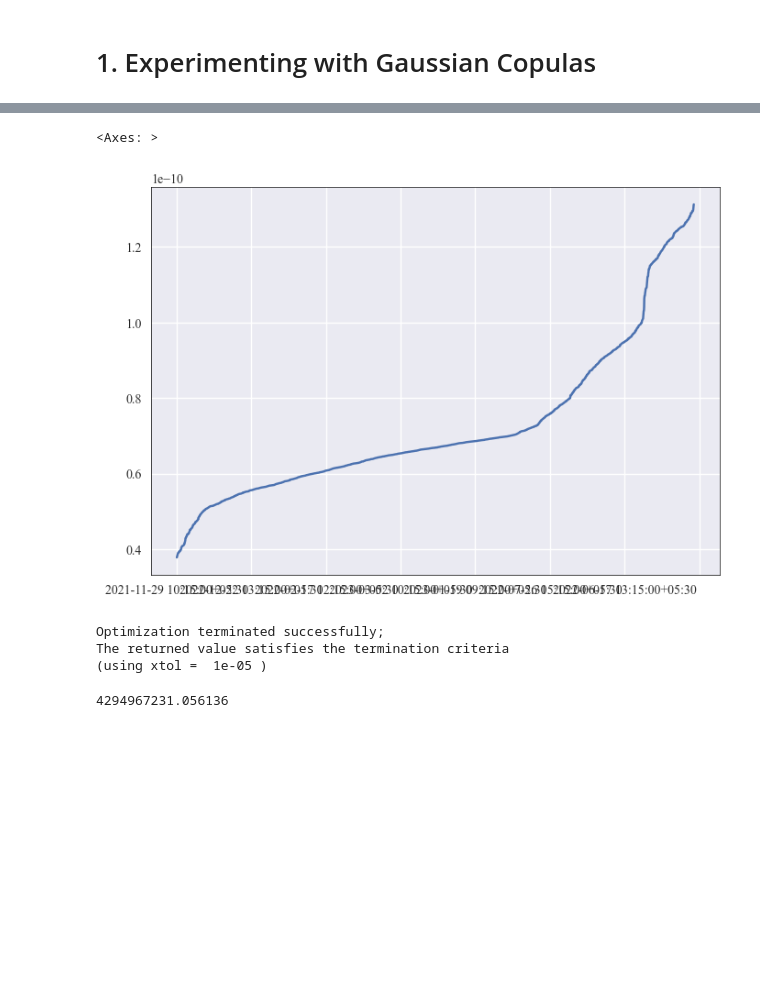
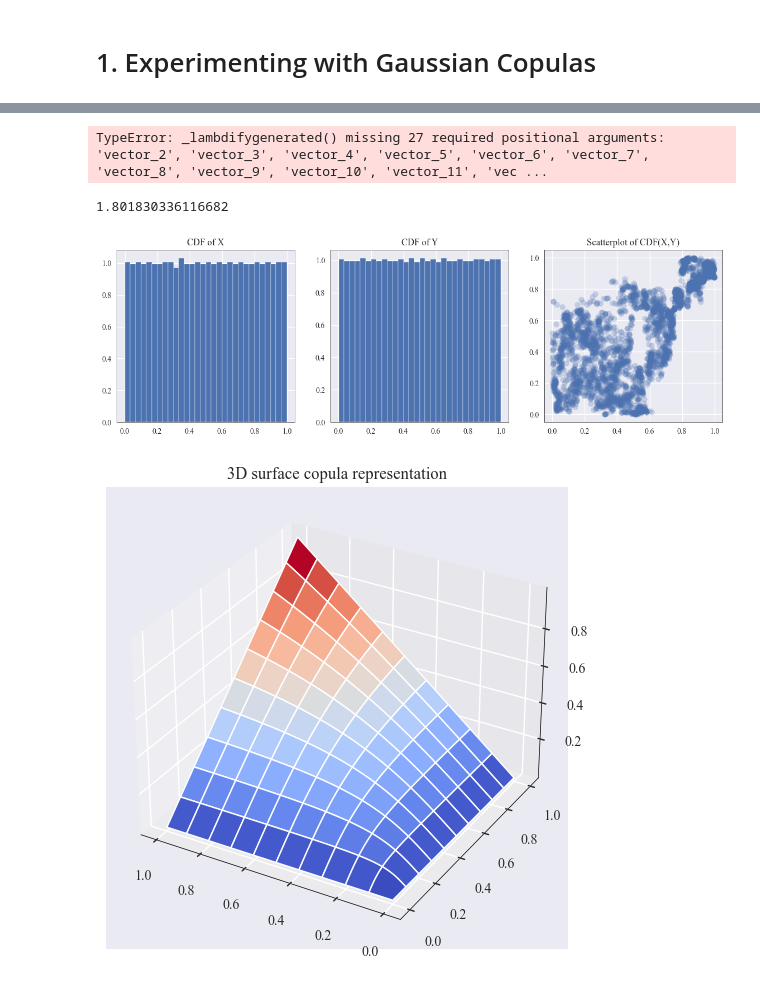
Before and after one commit to samaypanwar/CopulaPairTrading, a Jupyter notebook: notebooks/experiment.ipynb, the cells around one changed output, grey strips where cells are left out. Cells and saved outputs as stored; diff of their text form; code cells hidden in the pictures; blank space fills up the shorter version.

```diff
--- a/notebooks/experiment.ipynb
+++ b/notebooks/experiment.ipynb
@@ -134,17 +154,0 @@ pdf = copula.pdf(alpha = 1, vector = data)
-# %%
-mask = [False] * 30
-mask[1] = True
-copula.marginal_cdf(mask = mask, vector=data, alpha=1).sort_values().plot()
-# %% [output]
-<Axes: >
-[figure, removed]
-# %%
-alpha = copula.fit(vector = data)
-# %% [output]
-Optimization terminated successfully;
-The returned value satisfies the termination criteria
-(using xtol =  1e-05 )
-# %%
-alpha
-# %% [output]
-4294967231.056136
@@ -150,0 +191,20 @@ alpha
+# %%
+with open('../data/pairs.json', 'r') as file:
+    pairs = json.load(file)
+# %% [output]
+TypeError: _lambdifygenerated() missing 27 required positional arguments: 'vector_2', 'vector_3', 'vector_4', 'vector_5', 'vector_6', 'vector_7', 'vector_8', 'vector_9', 'vector_10', 'vector_11', 'vec ...
+# %%
+copula = ClaytonCopula()
+copula.fit(vector = data[pairs[0]])
+pdf = copula.pdf(alpha = 1, vector = data[pairs[0]])
+marginal_u = copula.marginal_cdf(mask = [True, False], vector = data[pairs[0]])
+marginal_v = copula.marginal_cdf(mask = [False, True], vector = data[pairs[0]])
+marginal_u.index = pd.to_datetime(marginal_u.index)
+marginal_v.index = pd.to_datetime(marginal_v.index)
+print(copula.alpha)
+copula.plot_2d()
+copula.plot_3d()
+# %% [output]
+1.801830336116682
+[figure, added]
+[figure, added]
```
Also changed, not shown: parts of 21 cells of this notebook, 8 other files.
